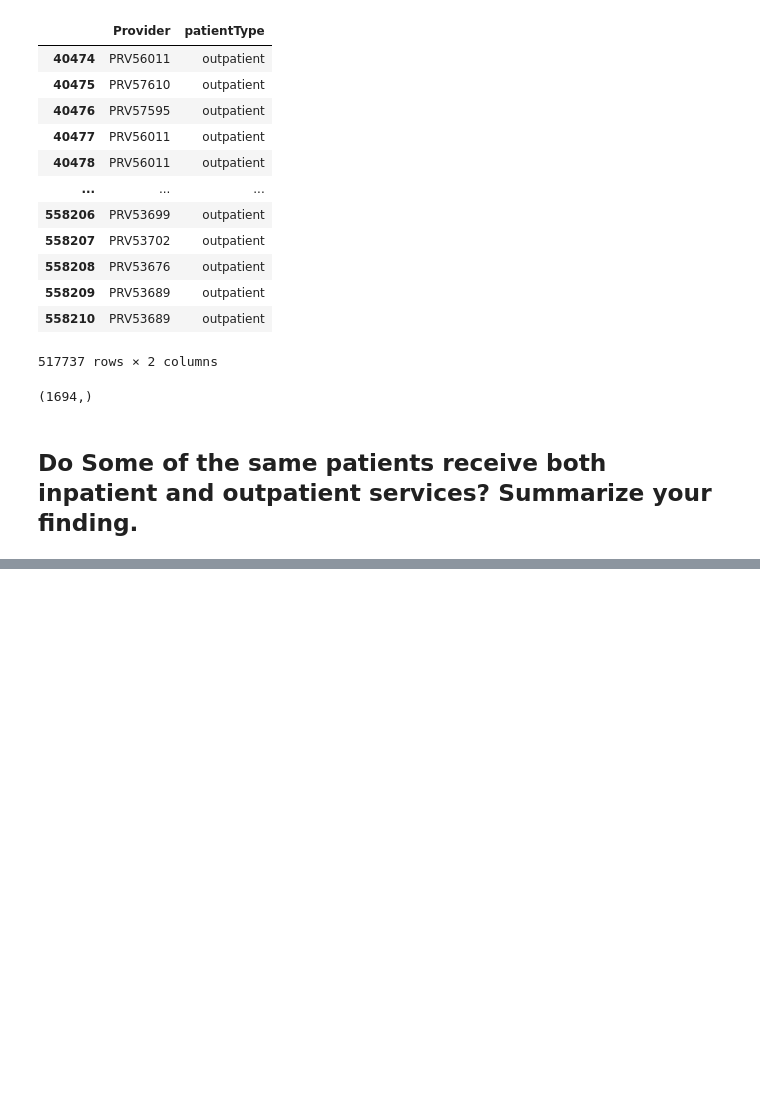
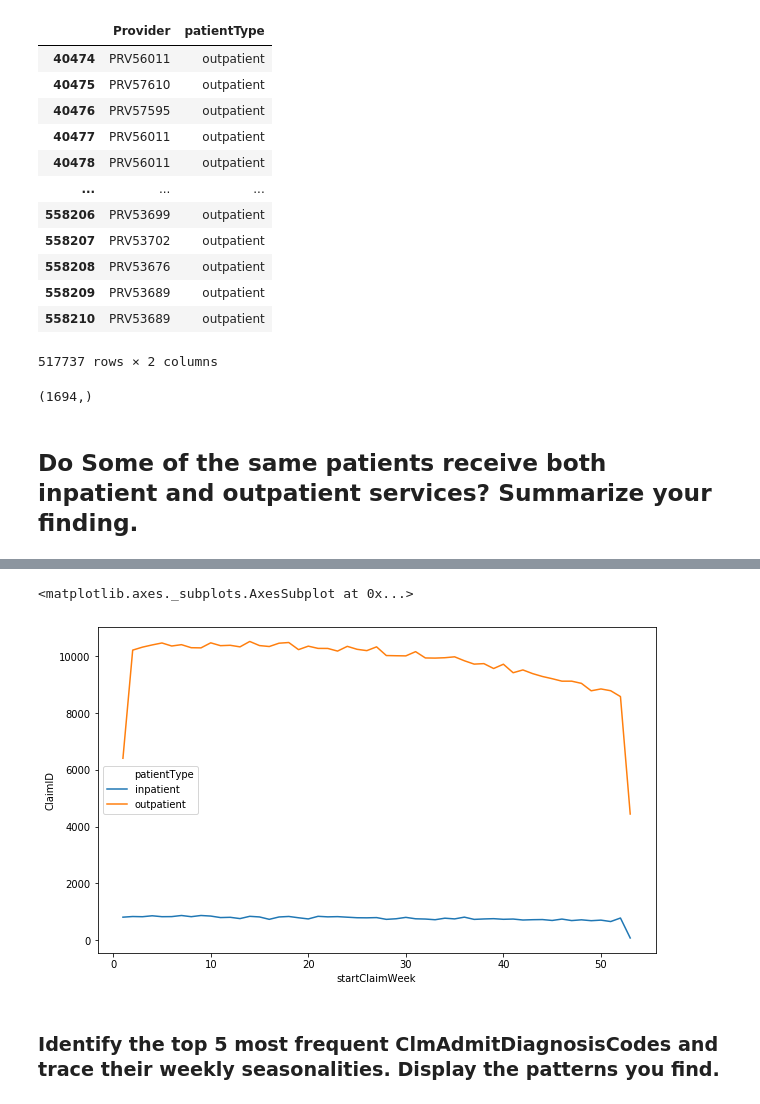
Before and after one commit to randypantinople/HealthCareFraudDetection, a Jupyter notebook: randypantinople/healthCareFraudDetection(randy).ipynb, the cells around one changed output, grey strips where cells are left out. Saved outputs shown, nothing was run; the diff lists cells and outputs as text; code cells hidden in the pictures; blank space fills up the shorter version.

```diff
--- a/randypantinople/healthCareFraudDetection(randy).ipynb
+++ b/randypantinople/healthCareFraudDetection(randy).ipynb
@@ -327,0 +362,4 @@ patient_services = pd.merge(patient_outpatient, patient_inpatient, on='BeneID')
+# %%
+weekPatientType = full_data[['startClaimWeek', 'patientType', 'ClaimID']].copy()
+
+weekPatientType = weekPatientType.groupby(['patientType', 'startClaimWeek'])['ClaimID'].count().reset_index()
@@ -327,0 +368,8 @@ patient_services = pd.merge(patient_outpatient, patient_inpatient, on='BeneID')
+# %%
+ax, f = plt.subplots(figsize = (10, 6))
+sns.lineplot(x=weekPatientType.startClaimWeek, y= weekPatientType.ClaimID, hue= weekPatientType.patientType)
+# %% [output]
+<matplotlib.axes._subplots.AxesSubplot at 0x...>
+[figure, added]
+# %% [markdown]
+### Identify the top  5  most frequent ClmAdmitDiagnosisCodes and trace their weekly seasonalities. Display the patterns you find.
```
Also changed, not shown: parts of 17 cells of this notebook.
